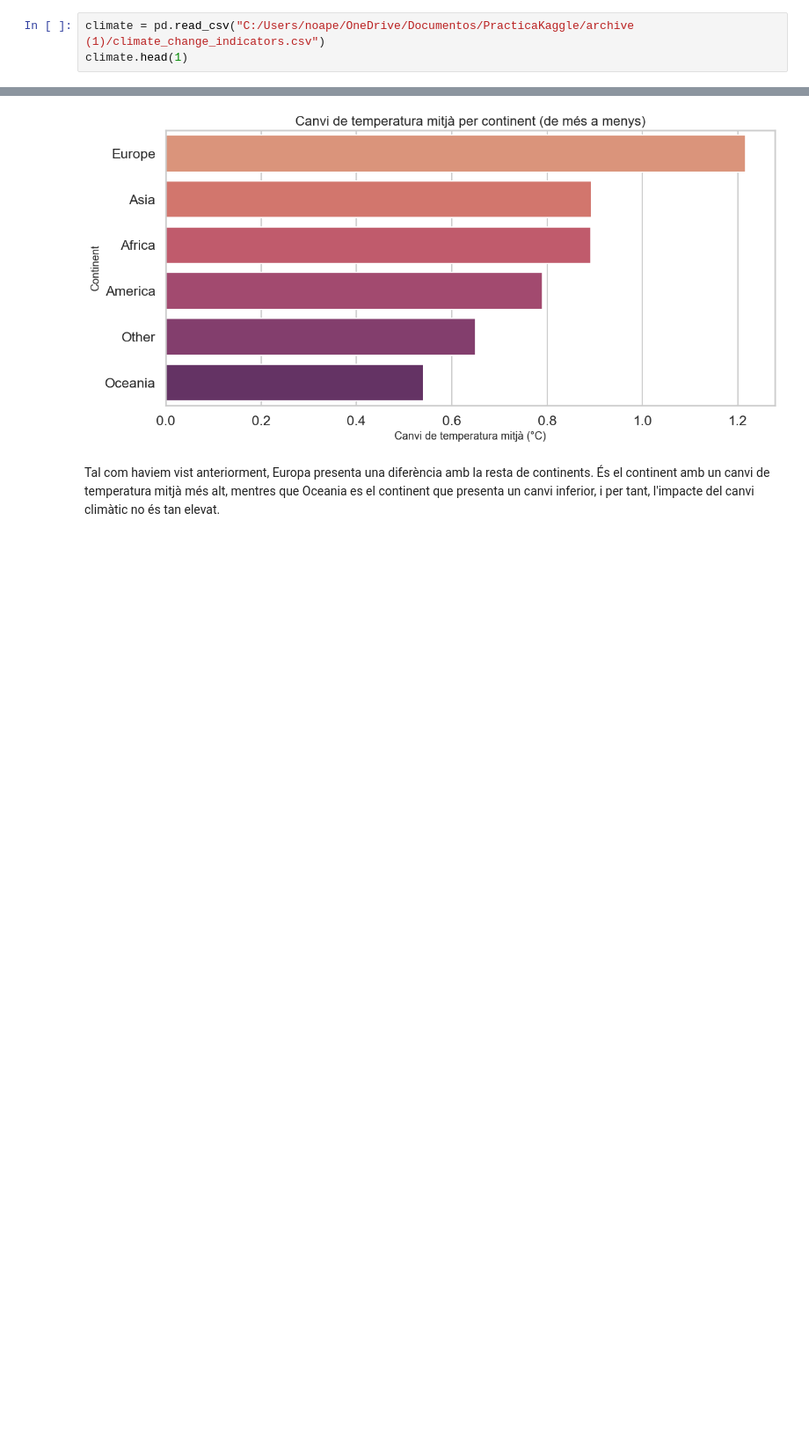
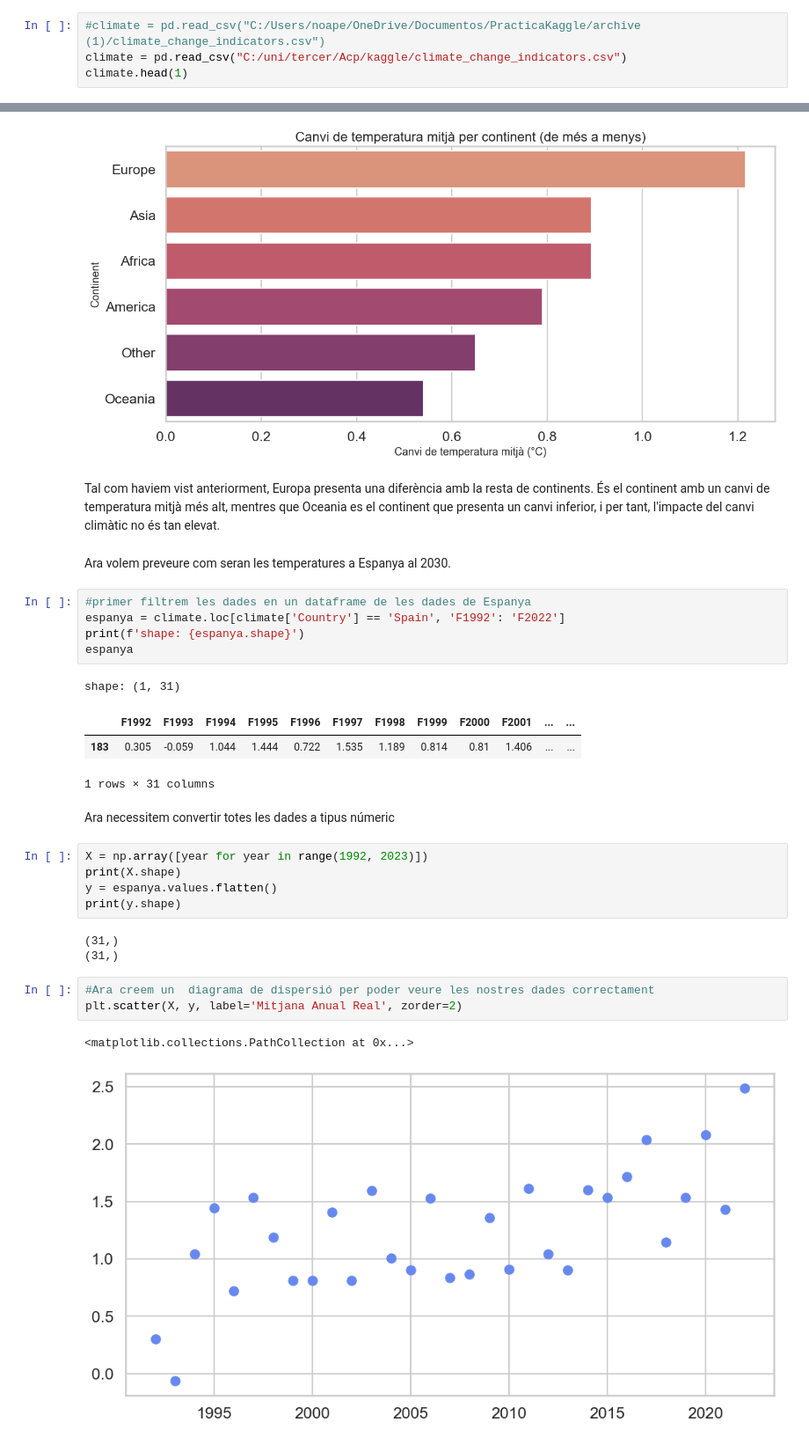
Before and after one commit to 1702938/Aprenentatge, a Jupyter notebook: PracticaKaggle.ipynb, the cells around one changed output, grey strips where cells are left out. Shown at 88% size. Saved outputs shown, nothing was run; the diff lists cells and outputs as text; blank space fills up the shorter version.

```diff
--- a/PracticaKaggle.ipynb
+++ b/PracticaKaggle.ipynb
@@ -22,7 +23,8 @@ from bs4 import BeautifulSoup
 # %% [markdown]
 Mostrem la primera linia de les dades del fitxer per veure les variables que tenim
 # %%
-climate = pd.read_csv("C:/Users/noape/OneDrive/Documentos/PracticaKaggle/archive (1)/climate_change_indicators.csv")
+#climate = pd.read_csv("C:/Users/noape/OneDrive/Documentos/PracticaKaggle/archive (1)/climate_change_indicators.csv")
+climate = pd.read_csv("C:/uni/tercer/Acp/kaggle/climate_change_indicators.csv")
 climate.head(1)
 # %% [output]
 |  | ObjectId | Country | ISO2 | ISO3 | Indicator | Unit | Source | CTS_Code | CTS_Name | ... |
@@ -635,3 +637,31 @@ Passing `palette` without assigning `hue` is deprecated and will be removed in v
 [figure]
 # %% [markdown]
 Tal com haviem vist anteriorment, Europa presenta una diferència amb la resta de continents. És el continent amb un canvi de temperatura mitjà més alt, mentres que Oceania es el continent que presenta un canvi inferior, i per tant, l'impacte del canvi climàtic no és tan elevat.
+# %% [markdown]
+Ara volem preveure com seran les temperatures a Espanya al 2030.
+# %%
+#primer filtrem les dades en un dataframe de les dades de Espanya
+espanya = climate.loc[climate['Country'] == 'Spain', 'F1992': 'F2022']
+print(f'shape: {espanya.shape}')
+espanya
+# %% [output]
+shape: (1, 31)
+|  | F1992 | F1993 | F1994 | F1995 | F1996 | F1997 | F1998 | F1999 | F2000 | F2001 | ... | ... |
+| 183 | 0.305 | -0.059 | 1.044 | 1.444 | 0.722 | 1.535 | 1.189 | 0.814 | 0.81 | 1.406 | ... | ... |
+1 rows × 31 columns
+# %% [markdown]
+Ara necessitem convertir totes les dades a tipus númeric
+# %%
+X = np.array([year for year in range(1992, 2023)])
+print(X.shape)
+y = espanya.values.flatten()
+print(y.shape)
+# %% [output]
+(31,)
+(31,)
+# %%
+#Ara creem un  diagrama de dispersió per poder veure les nostres dades correctament
+plt.scatter(X, y, label='Mitjana Anual Real', zorder=2)
+# %% [output]
+<matplotlib.collections.PathCollection at 0x...>
+[figure, added]
```
Also changed, not shown: parts of 15 cells of this notebook.
